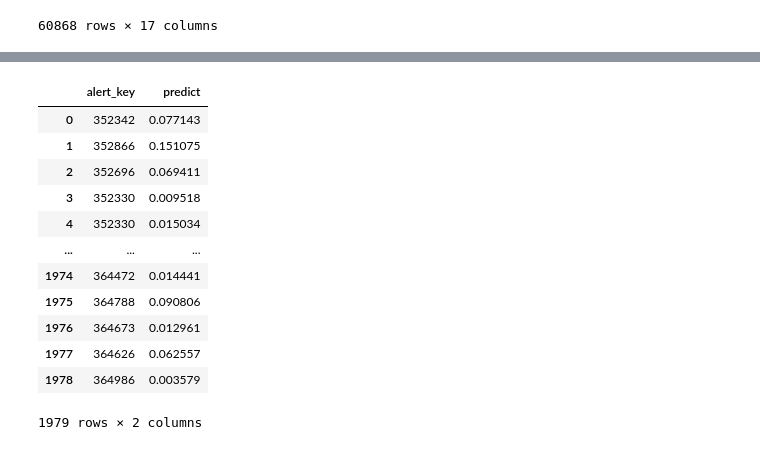
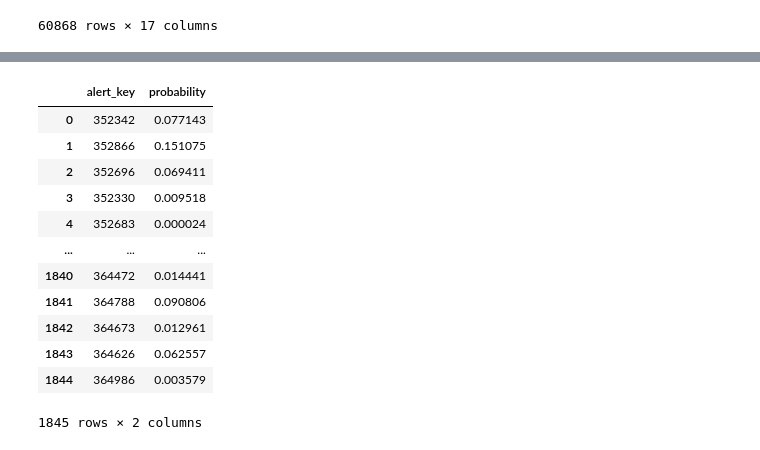
Before and after one commit to timliu986/Money_Laundering, a Jupyter notebook: logistic_regression.ipynb, the cells around one changed output, grey strips where cells are left out. Saved outputs shown, nothing was run; the diff lists cells and outputs as text; code cells hidden in the pictures.

Commit message:
fix duplicate error

```diff
--- a/logistic_regression.ipynb
+++ b/logistic_regression.ipynb
@@ -170,16 +185,19 @@ data_output = df_alert_date.merge(data, how = 'left', on = ['alert_key', 'date']
+# %%
+data_output = data_output[['alert_key', 'probability']].drop_duplicates(subset='alert_key').reset_index(drop= True)
+data_output
+# %% [output]
+|  | alert_key | probability |
+| 0 | 352342 | 0.077143 |
+| 1 | 352866 | 0.151075 |
+| 2 | 352696 | 0.069411 |
+| 3 | 352330 | 0.009518 |
+| 4 | 352683 | 0.000024 |
+| ... | ... | ... |
+| 1840 | 364472 | 0.014441 |
+| 1841 | 364788 | 0.090806 |
+| 1842 | 364673 | 0.012961 |
+| 1843 | 364626 | 0.062557 |
+| 1844 | 364986 | 0.003579 |
+1845 rows × 2 columns
 # %%
-data_output[['alert_key', 'probability']]
+data_output[['alert_key', 'probability']].to_csv('./output/output1201.csv',index = False)
-# %% [output]
-|  | alert_key | predict |
-| 0 | 352342 | 0.077143 |
-| 1 | 352866 | 0.151075 |
-| 2 | 352696 | 0.069411 |
-| 3 | 352330 | 0.009518 |
-| 4 | 352330 | 0.015034 |
-| ... | ... | ... |
-| 1974 | 364472 | 0.014441 |
-| 1975 | 364788 | 0.090806 |
-| 1976 | 364673 | 0.012961 |
-| 1977 | 364626 | 0.062557 |
-| 1978 | 364986 | 0.003579 |
-1979 rows × 2 columns
```
Also changed, not shown: parts of 1 cell of this notebook, 1 other file.
